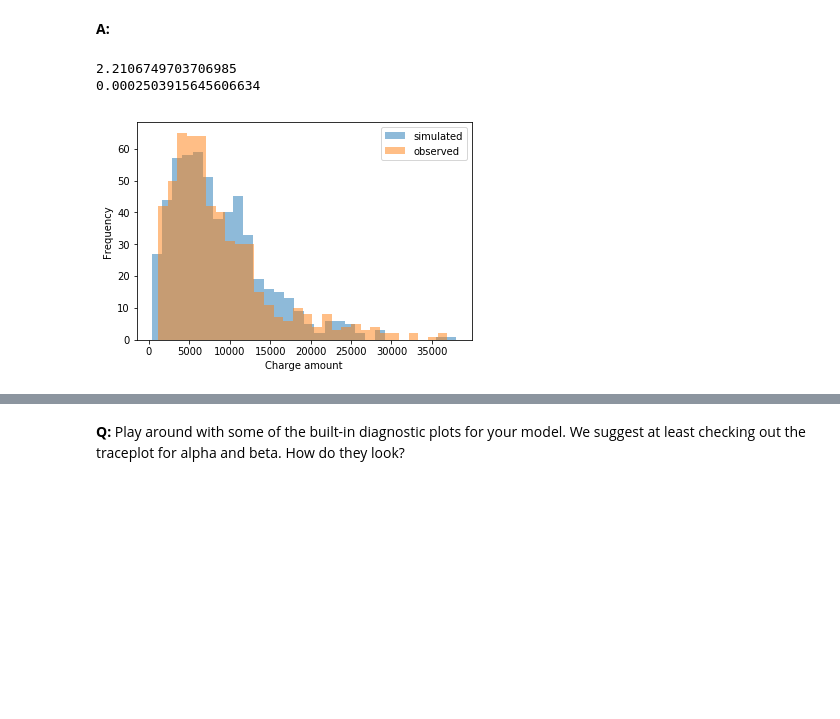
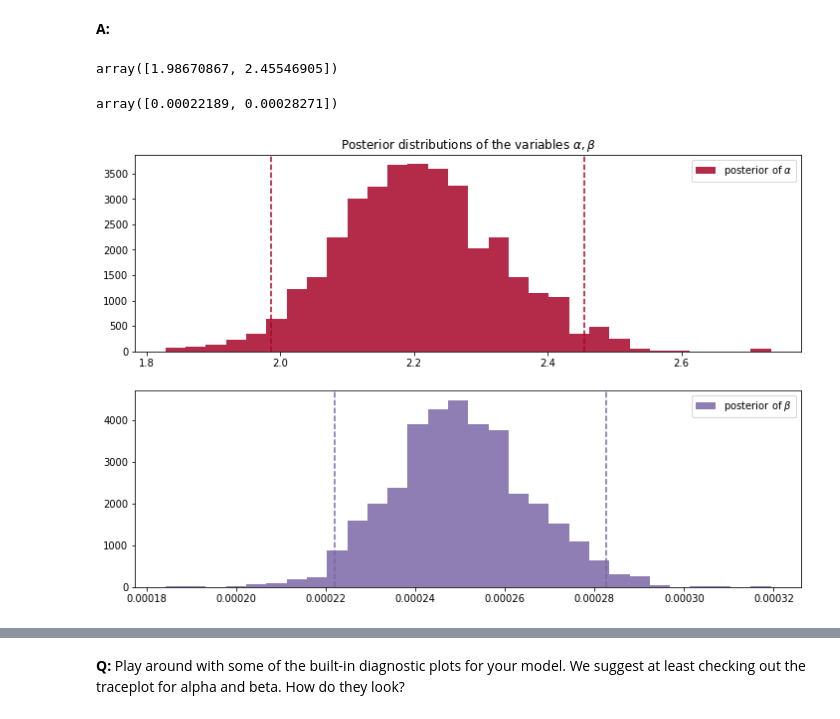
Before and after one commit to JuliaZozulia/mini-projects, a Jupyter notebook: Bayesian_stats/inferential_statistics_3-Q.ipynb, the cells around one changed output, grey strips where cells are left out. Cells and saved outputs as stored; diff of their text form; code cells hidden in the pictures; blank space fills up the shorter version.

```diff
--- a/Bayesian_stats/inferential_statistics_3-Q.ipynb
+++ b/Bayesian_stats/inferential_statistics_3-Q.ipynb
@@ -113,9 +110,11 @@ observation_
 # %% [output]
 $\text{observation_} \sim \text{Gamma}(\mathit{alpha}=\text{alpha_},~\mathit{beta}=\text{rate_})$
 # %%
+seed(47)
 with model:
     step = pm.Metropolis()
     trace = pm.sample(10000, step=step)
+    burned_trace=trace[1000:]
 # %% [output]
 Multiprocess sampling (4 chains in 4 jobs)
 CompoundStep
@@ -132,11 +131,3 @@ __Q:__ Explore your posteriors for $\alpha$ and $\beta$ (from the trace).
 * Do they look okay? What would bad plots look like?
 # %% [markdown]
 __A:__
-# %%
-alpha_sample = trace['alpha_'][-1]
-rate_sample = trace['rate_'][-1]
-print(alpha_sample)
-print(rate_sample)
-# %% [output]
-2.2106749703706985
-0.0002503915645606634
@@ -146,8 +134,34 @@ no_ins_model_rvs = gamma(alpha_sample, scale=1/rate_sample ).rvs(n_no_ins)
-# %%
-_ = plt.hist(no_ins_model_rvs, bins=30, alpha=0.5, label='simulated')
-_ = plt.hist(no_insurance, bins=30, alpha=0.5, label='observed')
-_ = plt.xlabel('Charge amount')
-_ = plt.ylabel('Frequency')
-_ = plt.legend()
-# %% [output]
-[figure, removed]
+# %%
+alpha_sample = burned_trace["alpha_"][:, None]  # best to make them 1d
+beta_sample = burned_trace["rate_"][:, None]
+# %%
+ci_alpha = np.quantile(alpha_sample, [0.025, 0.975])
+ci_alpha
+# %% [output]
+array([1.98670867, 2.45546905])
+# %%
+ci_beta = np.quantile(beta_sample, [0.025, 0.975])
+ci_beta
+# %% [output]
+array([0.00022189, 0.00028271])
+# %%
+plt.figure(figsize=(12, 8))
+
+# histogram of the samples:
+plt.subplot(211)
+plt.title(r"Posterior distributions of the variables $\alpha, \beta$")
+plt.hist(alpha_sample, bins=30, alpha=0.85,
+         label=r"posterior of $\alpha$", color="#A60628")
+plt.axvline(x=ci_alpha[0], color="#A60628", linestyle='--')
+plt.axvline(x=ci_alpha[1], color="#A60628", linestyle='--')
+plt.legend()
+
+plt.subplot(212)
+plt.hist(beta_sample, bins=30, alpha=0.85,
+         label=r"posterior of $\beta$", color="#7A68A6")
+plt.axvline(x=ci_beta[0], color="#7A68A6", linestyle='--')
+plt.axvline(x=ci_beta[1], color="#7A68A6", linestyle='--')
+plt.legend()
+plt.show()
+# %% [output]
+[figure, added]
```
Also changed, not shown: parts of 13 cells of this notebook.
